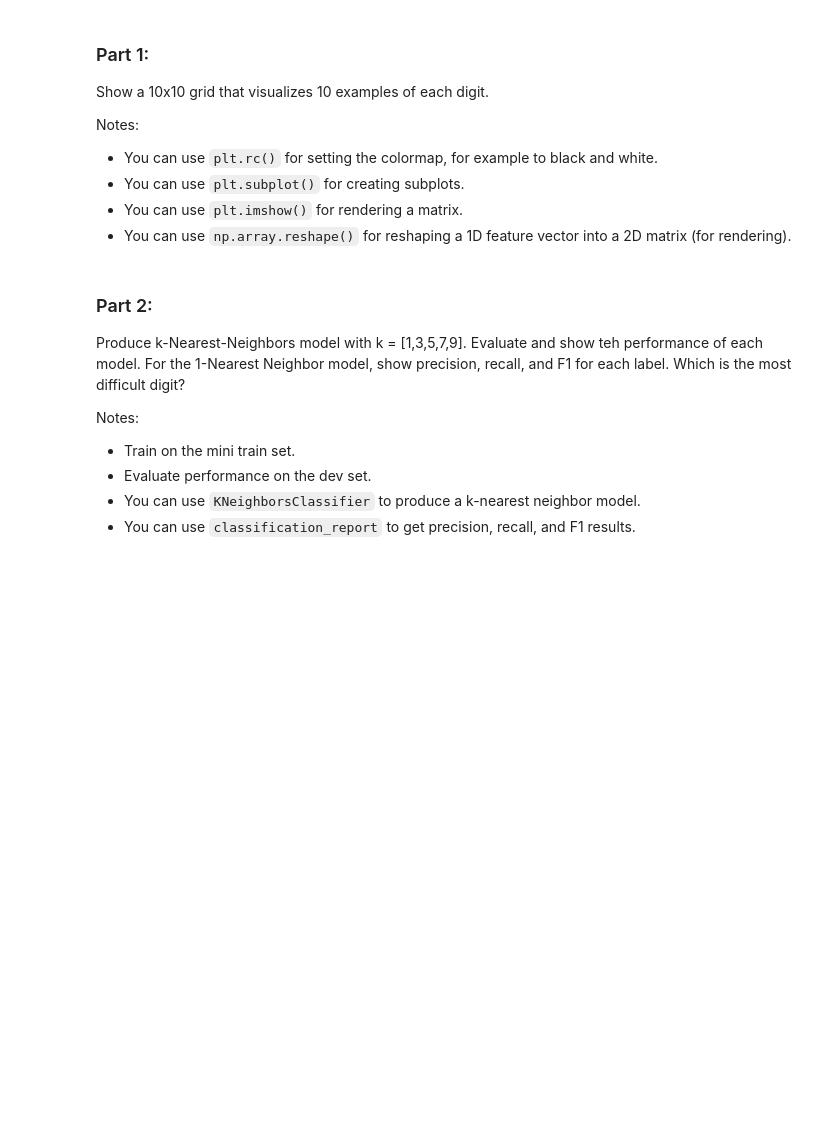
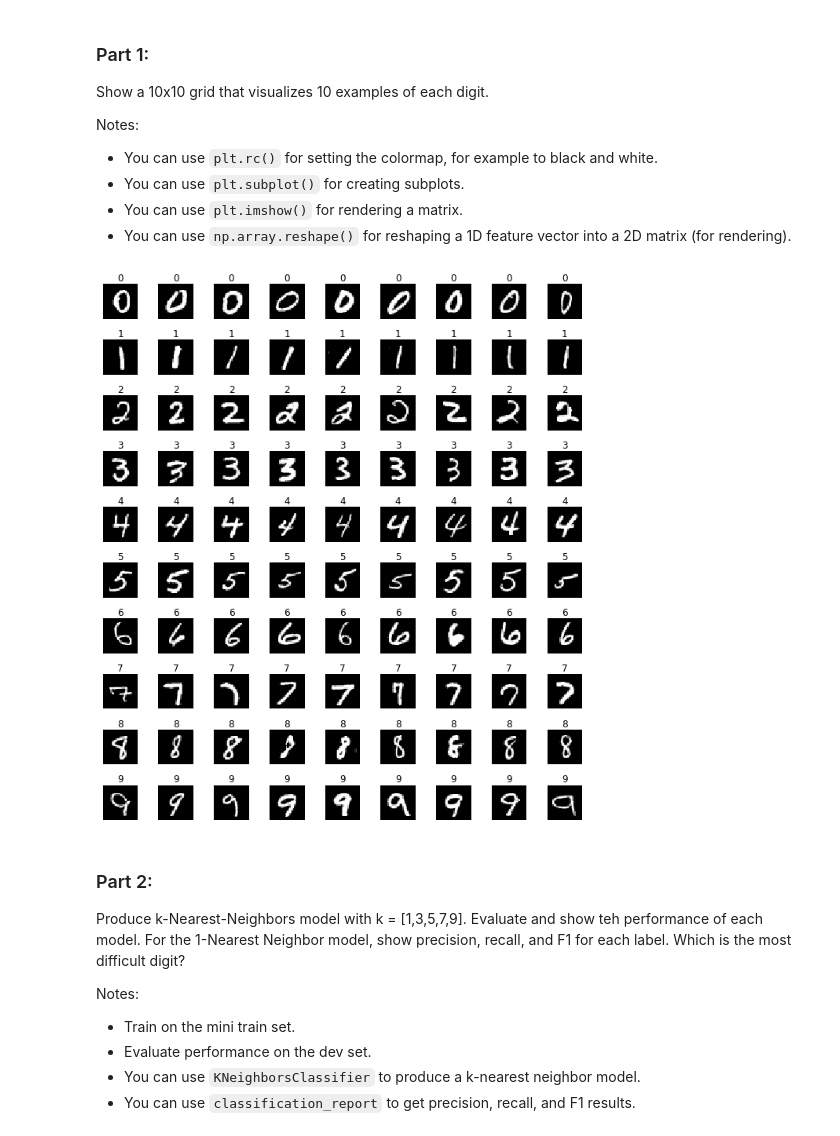
Before and after one commit to riwaa/Machine_Learning_Image_Classification, a Jupyter notebook: Richard_Wang_p1.ipynb, the cells around one changed output. Drawn from its saved outputs; the diff is of its cells as text; code cells hidden in the pictures; blank space fills up the shorter version.

```diff
--- a/Richard_Wang_p1.ipynb
+++ b/Richard_Wang_p1.ipynb
@@ -86,3 +73,40 @@ Notes:
+# %%
+#def P1(num_examples=10):
+
+### STUDENT START ###
+
+def P1(num_examples=10):
+    positions = [[] for i in range(10)] # list of list to host position of examples in our data
+
+    count = 0 # counter to break out of loop once we collect enough data
+    for index, item in enumerate(Y):
+
+            if len(positions[int(item)]) < num_examples: # append index if we have not collect enough example
+                positions[int(item)].append(index)
+                count += 1
+
+            if count > num_examples * 10: # break out of loop when enough example is collected
+                break
+
+    positions = [i for j in positions for i in j] # combine into one list
+
+
+    fig, axes = plt.subplots(10, num_examples, figsize=(num_examples, 10)) # create subplots and resize
+
+    for index, ax in enumerate(axes.reshape(-1)): # loop thru each ax
+
+        _ = ax.imshow(X[positions[index],:].reshape(28,28), vmin=0, vmax=1, cmap='gray') # plot
+        ax.set_title(Y[positions[index]]) # use actual number as title
+
+        ax.get_yaxis().set_visible(False) # remove y axis
+        ax.get_xaxis().set_visible(False) # remove x axis
+
+    plt.tight_layout()
+### STUDENT END ###
+
+P1(9)
+# %% [output]
+[figure, added]
 # %% [markdown]
 ### Part 2:
 
```
Also changed, not shown: parts of 2 cells of this notebook.
